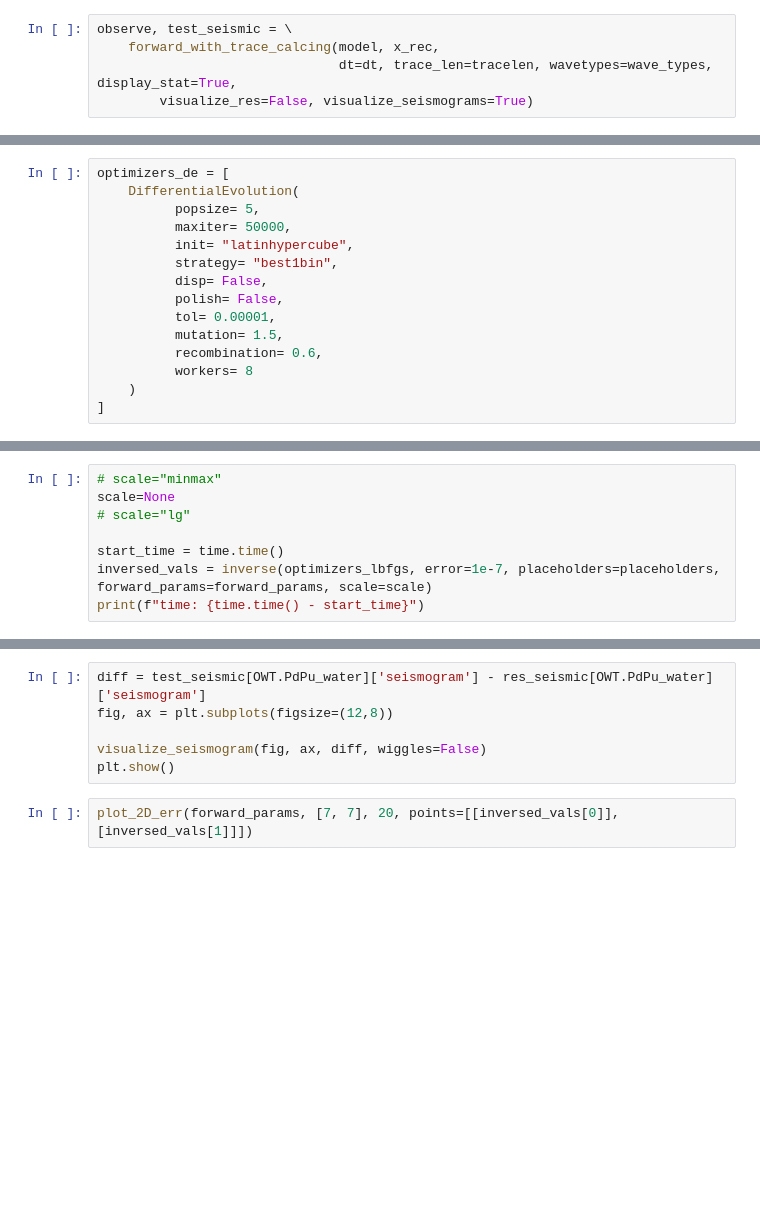
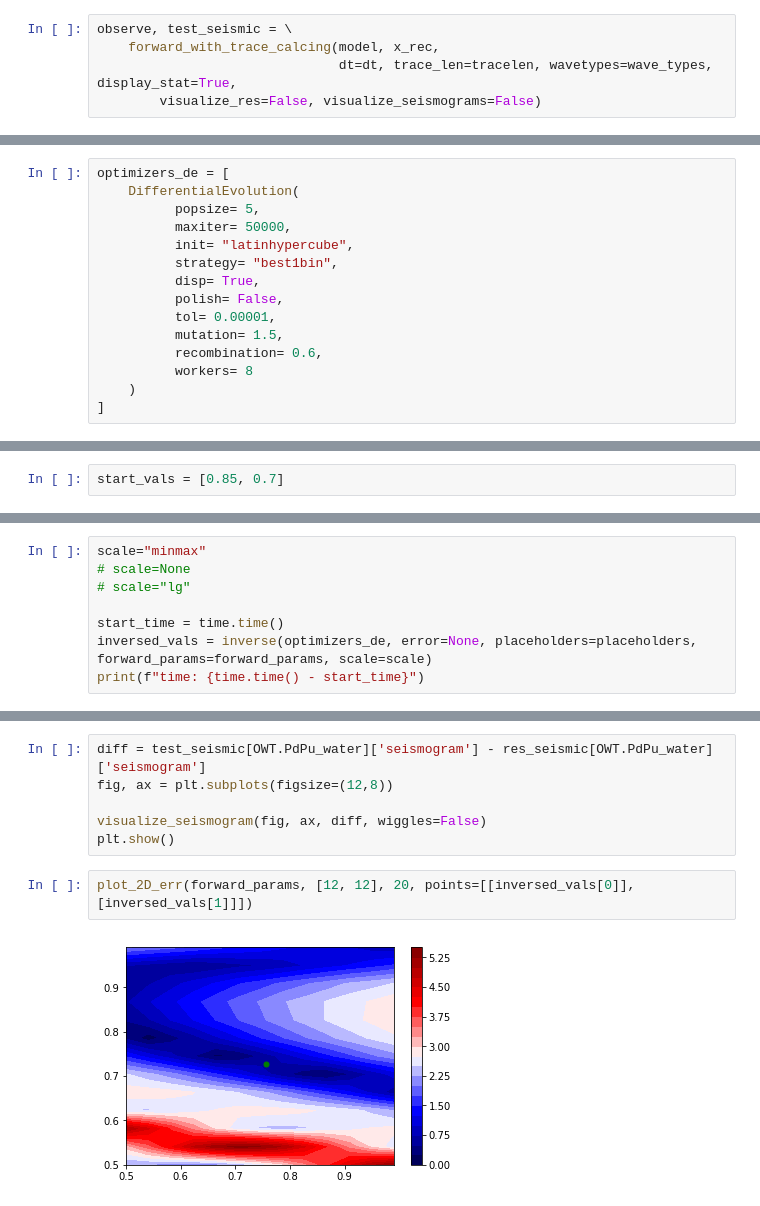
Before and after one commit to pnkrtm/rpsi, a Jupyter notebook: notebooks/white_sea_simple.ipynb, the cells around one changed output, grey strips where cells are left out. Saved outputs shown, nothing was run; the diff lists cells and outputs as text; blank space fills up the shorter version.

```diff
--- a/notebooks/white_sea_simple.ipynb
+++ b/notebooks/white_sea_simple.ipynb
@@ -257,7 +257,7 @@ tracelen = 2000
 observe, test_seismic = \
     forward_with_trace_calcing(model, x_rec,
                                dt=dt, trace_len=tracelen, wavetypes=wave_types, display_stat=True,
-        visualize_res=False, visualize_seismograms=True)
+        visualize_res=False, visualize_seismograms=False)
 # %% [output]
 Calculating rockphysics model...
 Rockphysics model calculated!
@@ -323,7 +320,7 @@ optimizers_de = [
           maxiter= 50000,
           init= "latinhypercube",
           strategy= "best1bin",
-          disp= False,
+          disp= True,
           polish= False,
           tol= 0.00001,
           mutation= 1.5,
@@ -370,3 +363,5 @@ start_vals = [50, 27.5]
+# %%
+start_vals = [0.85, 0.7]
 # %%
 forward_params['model'].set_optimization_option(start_vals)
 
@@ -409,11 +409,11 @@ OrderedDict([(1, {'Ksi': 46.12209693198455, 'Ksh': 25.287100339634932})])
 # %% [markdown]
 # Run inversion process
 # %%
-# scale="minmax"
-scale=None
+scale="minmax"
+# scale=None
 # scale="lg"
 
 start_time = time.time()
-inversed_vals = inverse(optimizers_lbfgs, error=1e-7, placeholders=placeholders, forward_params=forward_params, scale=scale)
+inversed_vals = inverse(optimizers_de, error=None, placeholders=placeholders, forward_params=forward_params, scale=scale)
 print(f"time: {time.time() - start_time}")
 # %% [output]
@@ -473,4 +476,6 @@ fig, ax = plt.subplots(figsize=(12,8))
 visualize_seismogram(fig, ax, diff, wiggles=False)
 plt.show()
 # %%
-plot_2D_err(forward_params, [7, 7], 20, points=[[inversed_vals[0]], [inversed_vals[1]]])
+plot_2D_err(forward_params, [12, 12], 20, points=[[inversed_vals[0]], [inversed_vals[1]]])
+# %% [output]
+[figure, added]
```
Also changed, not shown: parts of 18 cells of this notebook, 3 other files.
